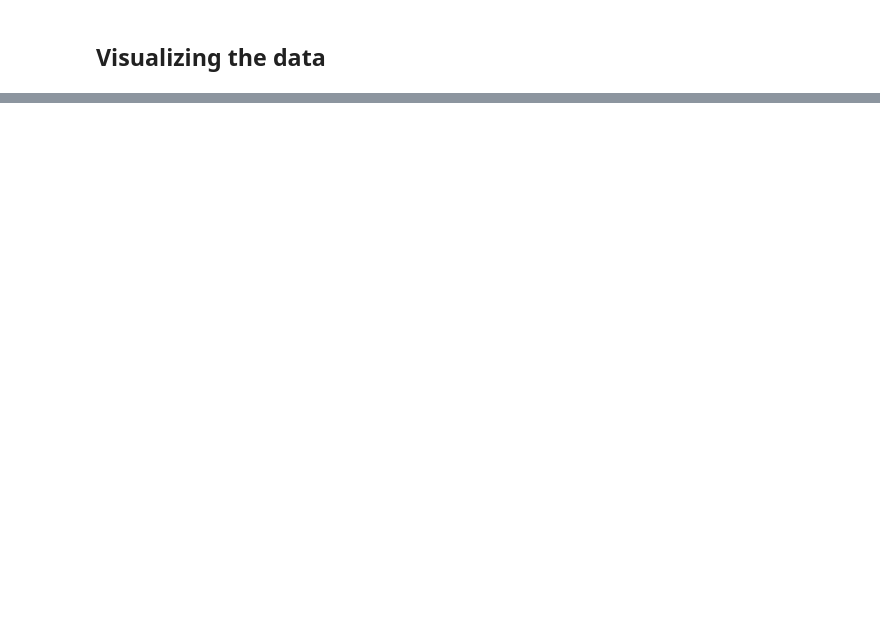
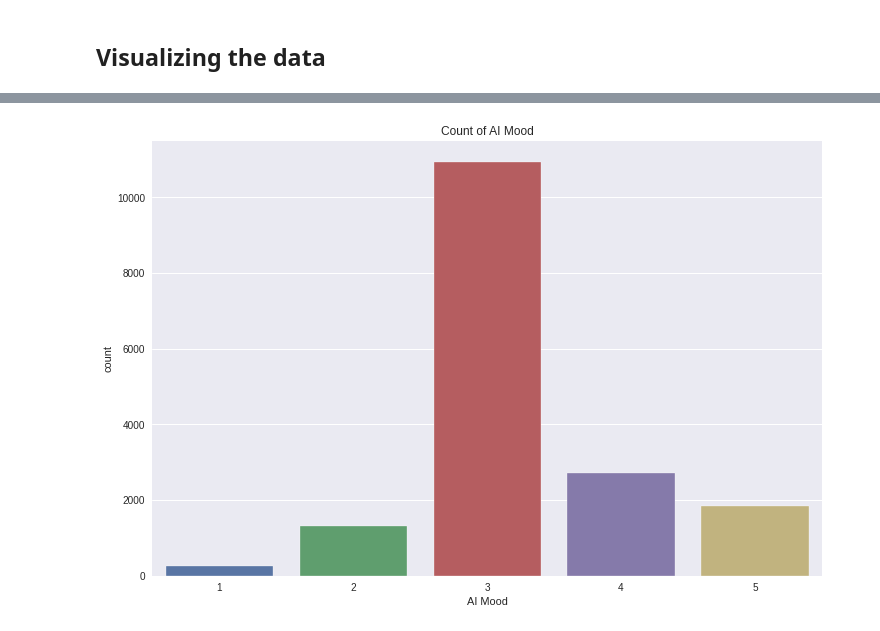
Before and after one commit to artms-18/ML-Projects, a Jupyter notebook: Mika_project_1.ipynb, the cells around one changed output, grey strips where cells are left out. Drawn from its saved outputs; the diff is of its cells as text; code cells hidden in the pictures; blank space fills up the shorter version.

```diff
--- a/Mika_project_1.ipynb
+++ b/Mika_project_1.ipynb
@@ -106,0 +173,9 @@ data = data.drop(columns = ['Article ID'], axis = 1)
+# %%
+import seaborn as sns
+
+fig, ax = plt.subplots(figsize = (12, 8))
+sns.countplot(data['AI Mood'])
+ax.set_title("Count of AI Mood")
+plt.show()
+# %% [output]
+[figure, added]
```
Also changed, not shown: parts of 13 cells of this notebook.
